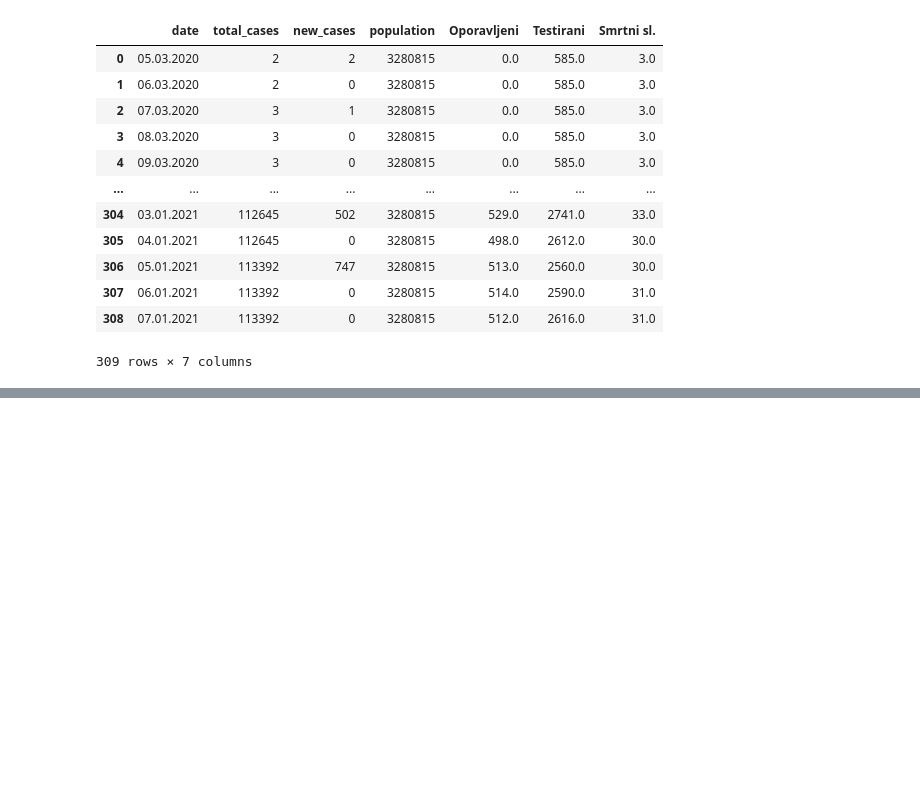
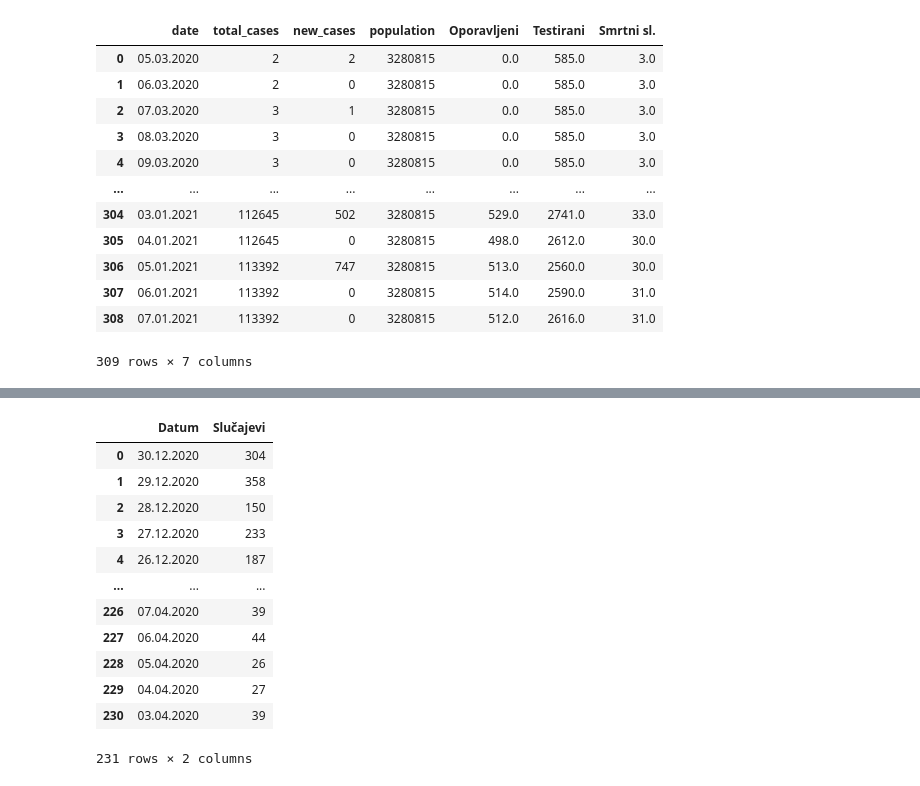
Before and after one commit to WorldWideWest/COVID-19, a Jupyter notebook: notebooks/COVID.ipynb, the cells around one changed output, grey strips where cells are left out. Saved outputs shown, nothing was run; the diff lists cells and outputs as text; code cells hidden in the pictures; blank space fills up the shorter version.

```diff
--- a/notebooks/COVID.ipynb
+++ b/notebooks/COVID.ipynb
@@ -326,0 +345,36 @@ px.line(testingData, x = "date", y = "new_cases", labels = {'x': "Date", 'y': "N
+# %%
+def GetDay(dataFrame, column, newColumn, columnIndex):
+    data = pd.DataFrame(columns = ["Datum", f"{newColumn}"])
+
+    for index in range(0, len(dataFrame[f"{column}"])):
+        if index == len(dataFrame[f"{column}"]) - 2:
+            i, j = index, len(dataFrame[f"{column}"]) - 1
+
+            data = data.append(
+                {"Datum": str(dataFrame.iloc[index, 0]), f"{newColumn}": int(dataFrame.iloc[i, columnIndex] - dataFrame.iloc[j, columnIndex ])},
+                ignore_index = True)
+            break
+        else:
+            i, j = index, index + 1
+            data = data.append(
+                {"Datum": str(dataFrame.iloc[index, 0]), f"{newColumn}": int(dataFrame.iloc[i, columnIndex] - dataFrame.iloc[j, columnIndex])},
+                ignore_index = True)
+    return data
+# %%
+data = GetDay(fbihdata, "Potvrđeni slučajevi", "Slučajevi", 1)
+# %%
+data
+# %% [output]
+|  | Datum | Slučajevi |
+| 0 | 30.12.2020 | 304 |
+| 1 | 29.12.2020 | 358 |
+| 2 | 28.12.2020 | 150 |
+| 3 | 27.12.2020 | 233 |
+| 4 | 26.12.2020 | 187 |
+| ... | ... | ... |
+| 226 | 07.04.2020 | 39 |
+| 227 | 06.04.2020 | 44 |
+| 228 | 05.04.2020 | 26 |
+| 229 | 04.04.2020 | 27 |
+| 230 | 03.04.2020 | 39 |
+231 rows × 2 columns
```
Also changed, not shown: parts of 6 cells of this notebook, 1 other file.
